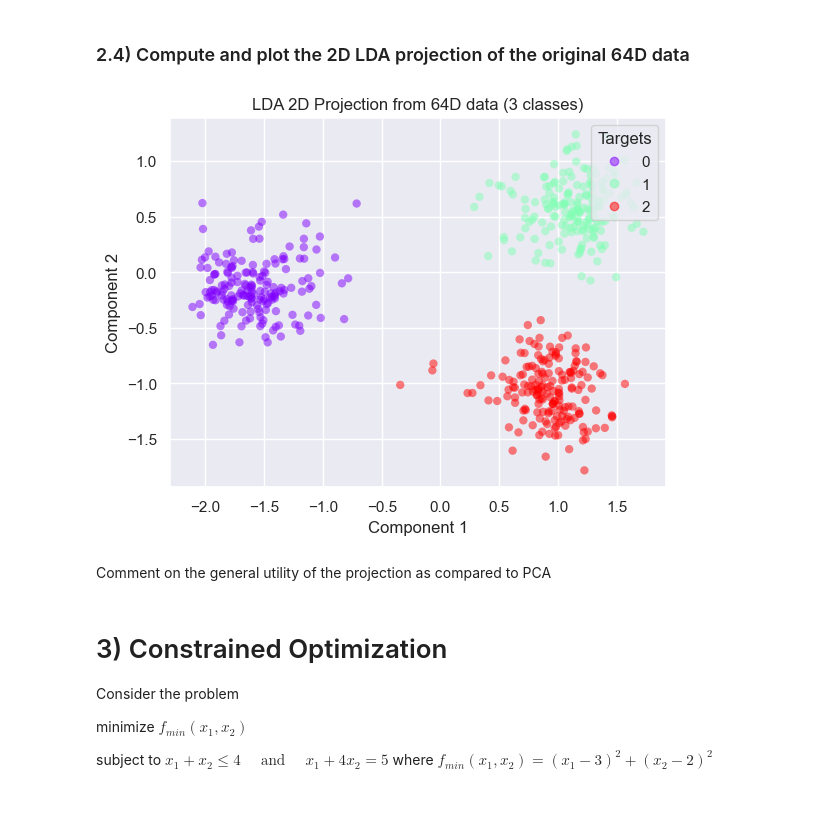
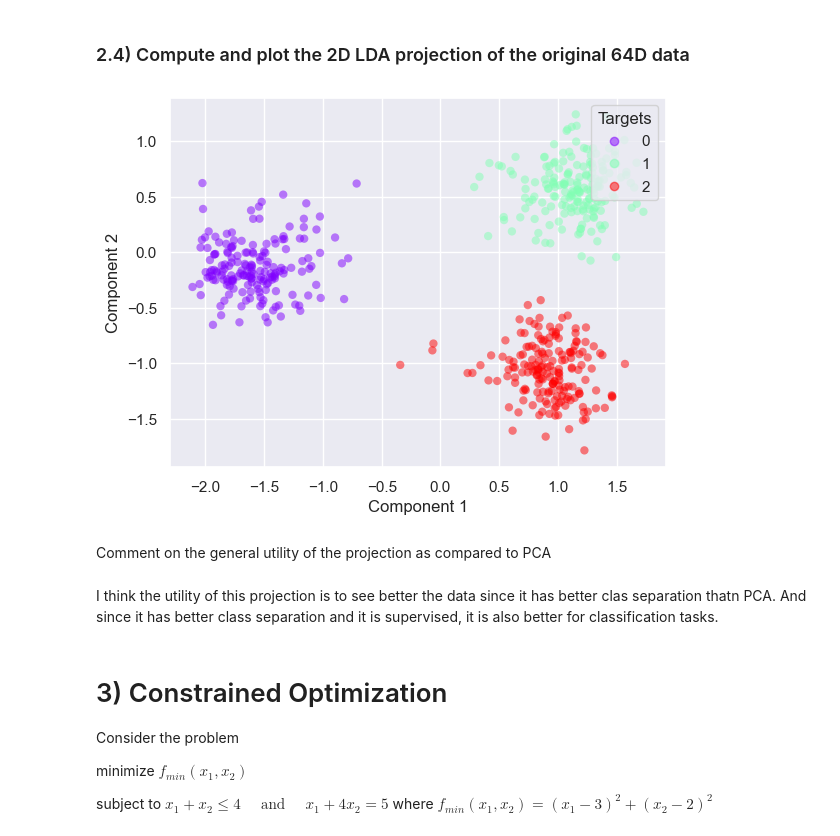
Before and after one commit to fglima04/AU-SLML2025-Weekly-Programming-Exercises-Fork, a Jupyter notebook: Exercises/08-lda-and-constrained-opt/exercise-8.ipynb, the cells around one changed output. Saved outputs shown, nothing was run; the diff lists cells and outputs as text; code cells hidden in the pictures; blank space fills up the shorter version.

```diff
--- a/Exercises/08-lda-and-constrained-opt/exercise-8.ipynb
+++ b/Exercises/08-lda-and-constrained-opt/exercise-8.ipynb
@@ -334,39 +335,35 @@ digits = load_digits(n_class=n_class)
 X = digits.data
 t = digits.target
 # %%
-# Compute within class and between-class scatter matrices
 S_W = compute_scatter_mat_w(X, t)
 S_B = compute_scatter_mat_b(X, t)
 
-# Add small regularization to avoid numerical issues
 S_W_reg = S_W + 1e-6 * np.eye(S_W.shape[0])
 
 # Compute eigenvalues and eigenvectors, sort them and select top 2 eigenvectors
 eigvals, eigvecs = scipy.linalg.eig(S_B, S_W_reg)
 
 # Sort eigenvalues and eigenvectors by real part in descending order
 sorted_indices = np.argsort(eigvals.real)[::-1]
 eigvals = eigvals[sorted_indices]
 eigvecs = eigvecs[:, sorted_indices]
 
-# Select top 2 eigenvectors for projection matrix W
 W = eigvecs[:, :2].real
 
 # Normalize each eigenvector
 W[:, 0] = W[:, 0] / np.linalg.norm(W[:, 0])
 W[:, 1] = W[:, 1] / np.linalg.norm(W[:, 1])
 
-# Perform projection from 64D to 2D
 X_projected = X @ W
 
-# Plot projection in 2D using the same style as other plots
 plot_scatter(X_projected, t, alpha=0.5)
-plt.title('LDA 2D Projection from 64D data (3 classes)')
 plt.show()
 # %% [output]
-[figure, old version]
+[figure, new version]
 # %% [markdown]
 Comment on the general utility of the projection as compared to PCA
+# %% [markdown]
+I think the utility of this projection is to see better the data since it has better clas separation thatn PCA. And since it has better class separation and it is supervised, it is also better for classification tasks.
 # %% [markdown]
 # 3) Constrained Optimization
 
```
Also changed, not shown: parts of 8 cells of this notebook.
